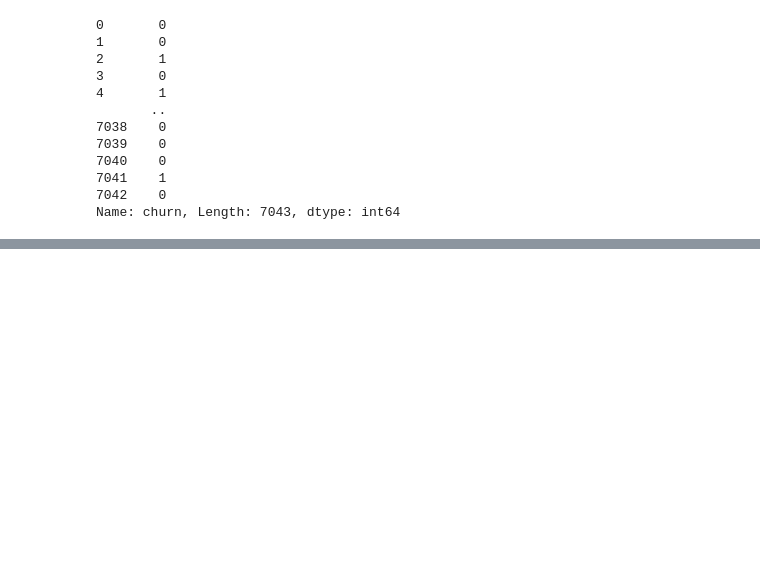
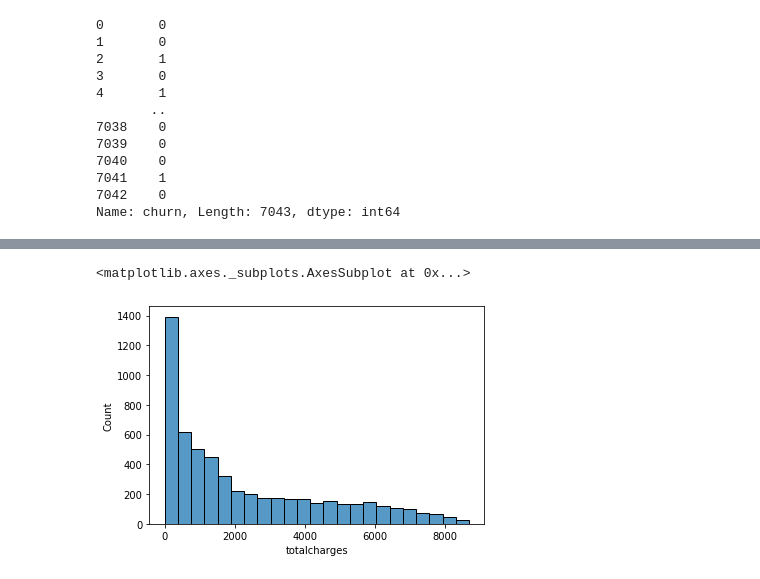
Before and after one commit to ayaz95/MLOPS_Bootcamp, a Jupyter notebook: Classification/Classification_Codebook.ipynb, the cells around one changed output, grey strips where cells are left out. Drawn from its saved outputs; the diff is of its cells as text; code cells hidden in the pictures; blank space fills up the shorter version.

Commit message:
EDA and Feature Importance(Churn rate and risk ratio)

```diff
--- a/Classification/Classification_Codebook.ipynb
+++ b/Classification/Classification_Codebook.ipynb
@@ -135,0 +144,2 @@ Name: churn, Length: 7043, dtype: int64
+# %%
+data_full_train, data_test = train_test_split(data,test_size=0.2, random_state = 1)
@@ -135,0 +172,2 @@ Name: churn, Length: 7043, dtype: int64
+# %%
+data_full_train = data_full_train.reset_index(drop = True)
@@ -135,0 +237,10 @@ Name: churn, Length: 7043, dtype: int64
+# %%
+import seaborn as sns
+sns.histplot(data_full_train['tenure'])
+
+sns.histplot(data_full_train['monthlycharges'])
+
+sns.histplot(data_full_train['totalcharges'])
+# %% [output]
+<matplotlib.axes._subplots.AxesSubplot at 0x...>
+[figure, added]
```
Also changed, not shown: parts of 30 cells of this notebook.
